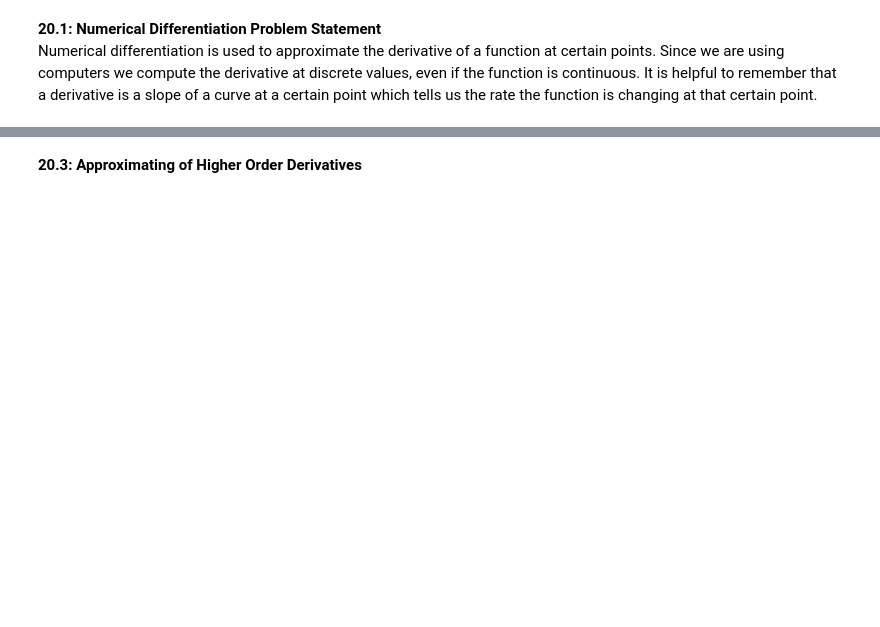
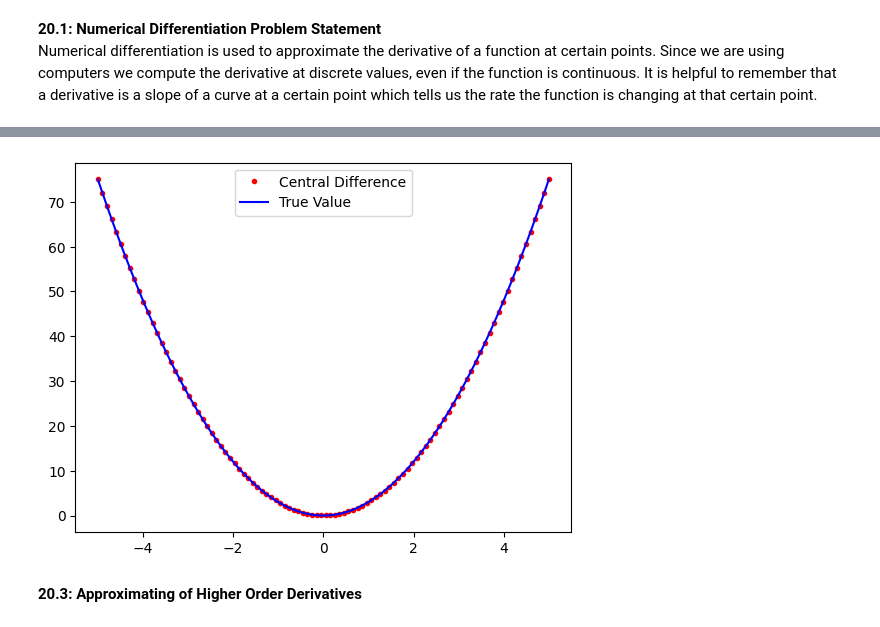
Before and after one commit to CalebaR/MAT-421, a Jupyter notebook: ModuleF.ipynb, the cells around one changed output, grey strips where cells are left out. Drawn from its saved outputs; the diff is of its cells as text; code cells hidden in the pictures; blank space fills up the shorter version.

```diff
--- a/ModuleF.ipynb
+++ b/ModuleF.ipynb
@@ -9,2 +81,21 @@ Numerical differentiation is used to approximate the derivative of a function at
+# %%
+#creating central difference
+
+def derivative(f,a,method='central',h=0.01): #central difference formula
+  return (f(a + h) - f(a - h))/(2*h)
+
+myfunc = lambda x: x**3
+
+x = np.linspace(-5,5,100)
+dydx = derivative(myfunc,x)
+
+actual = 3*x**2
+
+plt.plot(x,dydx,'r.',label='Central Difference')
+plt.plot(x,actual,'b',label='True Value')
+
+plt.legend(loc='best');
+# %% [output]
+[figure, added]
 # %% [markdown]
 **20.3: Approximating of Higher Order Derivatives**
```
Also changed, not shown: parts of 5 cells of this notebook.
